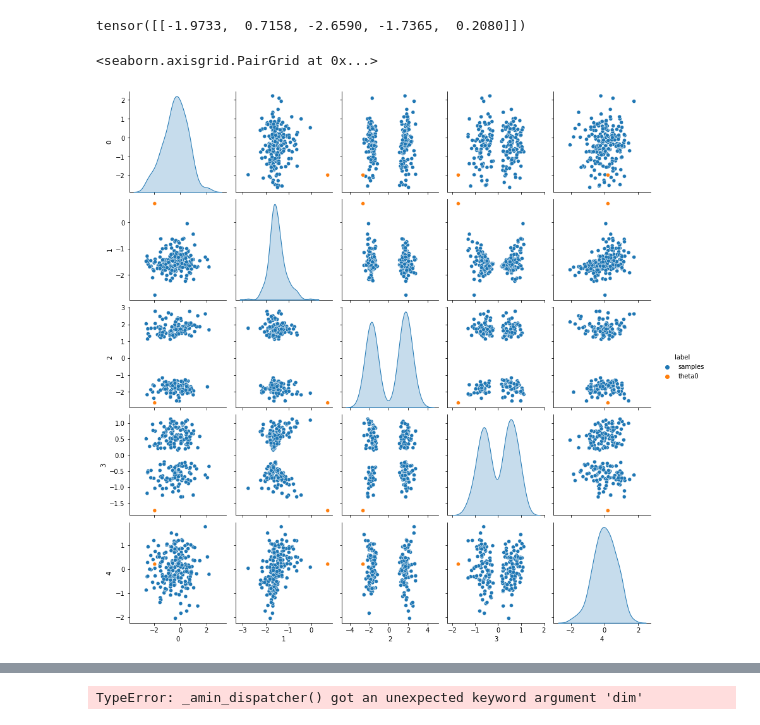
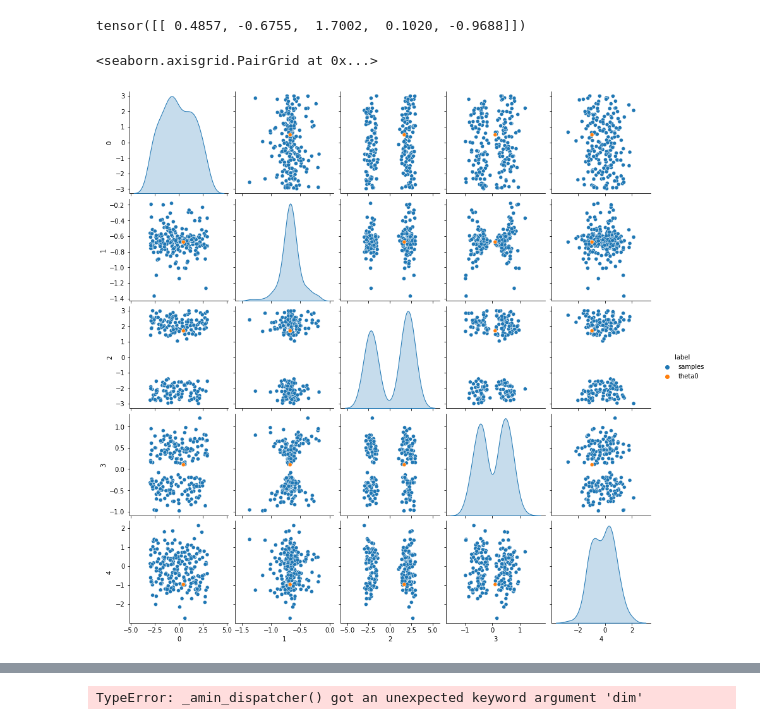
Before and after one commit to ElouanARGOUARCH/SBI, a Jupyter notebook: SLCP.ipynb, the cells around one changed output, grey strips where cells are left out. Drawn from its saved outputs; the diff is of its cells as text; code cells hidden in the pictures.

```diff
--- a/SLCP.ipynb
+++ b/SLCP.ipynb
@@ -40,7 +40,7 @@ def posterior_log_prob(theta,x0):
 
 
 prior_theta = prior()
-theta_samples = prior_theta.sample([10000])
+theta_samples = prior_theta.sample([100])
 x_samples = simulate(theta_samples)
 
 
@@ -49,22 +49,22 @@ print(theta0)
 n_x0 =1000
 x0 = simulate(theta0.repeat(n_x0,1))
 # %% [output]
-tensor([[-1.9733,  0.7158, -2.6590, -1.7365,  0.2080]])
+tensor([[ 0.4857, -0.6755,  1.7002,  0.1020, -0.9688]])
 # %%
 from samplers import IMH, ULA, HMC,MALA
 
 sampler = IMH(lambda samples:posterior_log_prob(samples,x0),5,prior_theta,200)
 posterior_samples = sampler.sample(500)
 
-df_samples= pd.DataFrame(samples)
+df_samples= pd.DataFrame(posterior_samples)
 df_samples['label']= 'samples'
 df_theta0 = pd.DataFrame(theta0)
 df_theta0['label'] = 'theta0'
 df= pd.concat([df_samples, df_theta0])
 sns.pairplot(pd.DataFrame(df), hue = 'label')
 # %% [output]
 <seaborn.axisgrid.PairGrid at 0x...>
-[figure, old version]
+[figure, new version]
 # %%
 from conditional_density_estimators import ConditionalDIFDensityEstimator
 dif = ConditionalDIFDensityEstimator(x_samples, theta_samples,5,[64,64])
```
Also changed, not shown: parts of 2 cells of this notebook, 2 other files.
